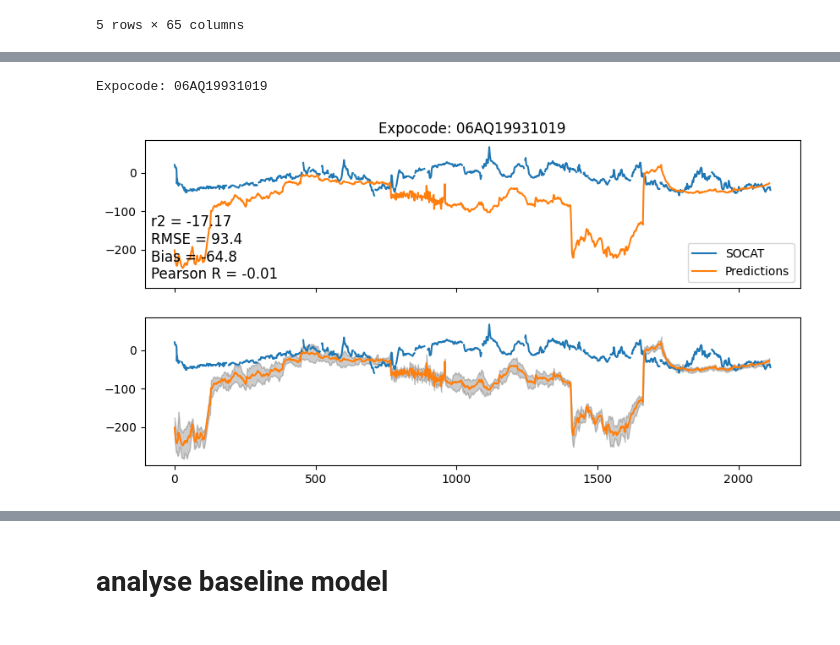
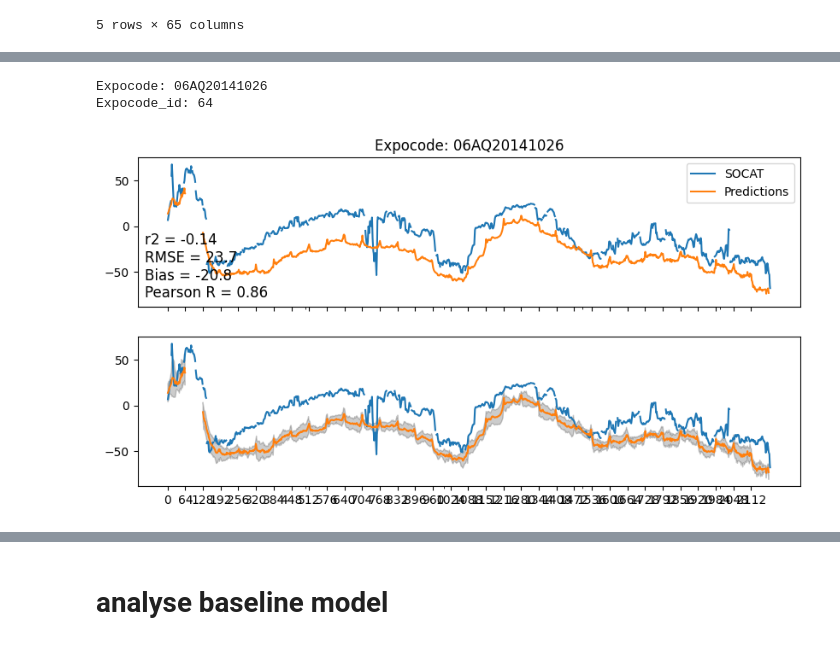
Before and after one commit to ebrusoni/fco2diffusion, a Jupyter notebook: training/new_loss_analysis.ipynb, the cells around one changed output, grey strips where cells are left out. Saved outputs shown, nothing was run; the diff lists cells and outputs as text; code cells hidden in the pictures.

```diff
--- a/training/new_loss_analysis.ipynb
+++ b/training/new_loss_analysis.ipynb
@@ -324,13 +380,14 @@ plt.show()
 from fco2models.ueval import plot_samples
 import matplotlib.pyplot as plt
 
-ixs = np.random.choice(np.arange(0, n_samples), 10, replace=False)
+ixs = np.random.choice(np.arange(0, n_samples), 30, replace=False)
 
 fig, axs = plt.subplots(len(ixs)//5 + 1, 5, figsize=(20, len(ixs)), sharex=True, sharey=True)
 for i, ax in zip(ixs, axs.flatten()):
     samples = val_samples[i, :, :]
     truth = val_ds[i, 0, :]
-    plot_samples(ax, samples, truth, title=f"Sample {i}")
+    indices = val_index[i, :, 0]
+    plot_samples(ax, samples, truth, title=f"Sample {i}, indices {indices}")
 
 plt.show()
 # %% [output]
@@ -337,0 +395,8 @@ plt.show()
+# %%
+i = 28
+samples = val_samples[i, :, :]
+truth = val_ds[i, 0, :]
+indices = val_index[i, :, 0]
+print("indices: ", indices)
+print("sample:", samples[0])
+print("truth:", truth)
@@ -344,7 +427,8 @@ val_samples.shape
 def samples_to_df(samples, index):
     samples_index = np.concatenate((samples, index), axis=1)
     # print(samples_index.shape)
-    samples_index_flat = np.full((samples_index.shape[0]*samples_index.shape[2], samples_index.shape[1]), np.nan)
+    n_samples, n_cols, n_bins = samples_index.shape
+    samples_index_flat = np.full((n_samples*n_bins, n_cols), np.nan)
     for i in range(samples_index.shape[1]):
         samples_index_flat[:, i] = samples_index[:, i, :].flatten()
     df = pd.DataFrame(samples_index_flat, columns=[f"sample_{i}" for i in range(n_rec)] + ['expocode_id', 'window_id'])
@@ -422,6 +537,8 @@ def plot_line_comparison(ax, y, yhat, **kwargs):
             verticalalignment='bottom')
 
     ax.legend()
+    ax.set_xticks(range(0, int(y.index.max()), 64))
+
 
 def plot_diff_samples(ax, recs, truth, **kwargs):
     windows = recs.index.get_level_values('window_id')
@@ -433,17 +550,20 @@ def plot_diff_samples(ax, recs, truth, **kwargs):
     ax.fill_between(windows, mean_pred-uncert, mean_pred+uncert, alpha=0.2, color='k')
 # %%
 # find unique expocodes in info_df
-expocodes = info_df['expocode'].unique()
-expocode = expocodes[1]
+valid = info_df.groupby('expocode').apply(lambda x: x.predictions.notnull().sum() > 0,  include_groups=False)
+expocodes = valid.loc[valid].index
+expocode = expocodes[5]
 print(f"Expocode: {expocode}")
+print(f"Expocode_id: {expocode_map[expocode]}")
 
 cruise = info_df.loc[info_df['expocode'] == expocode, pred_columns+['fco2rec_uatm', 'predictions', 'lat', 'lon', 'window_id']].groupby(['lat', 'lon']).mean()
 cruise.set_index(['window_id'], inplace=True)
 cruise.sort_index(inplace=True)
-fig, axs = plt.subplots(2, 1, figsize=(10, 5), sharex=True, sharey=True)
+fig, axs = plt.subplots(2, 1, figsize=(20, 5), sharex=True, sharey=True)
 plot_line_comparison(axs[0], cruise['fco2rec_uatm'], cruise['predictions'], label='Predictions')
 axs[0].set_title(f"Expocode: {expocode}")
 plot_diff_samples(axs[1],cruise[pred_columns], cruise['fco2rec_uatm'], label='Predictions')
 # %% [output]
-Expocode: 06AQ19931019
+Expocode: 06AQ20141026
+Expocode_id: 64
-[figure, old version]
+[figure, new version]
```
Also changed, not shown: parts of 17 cells of this notebook.
